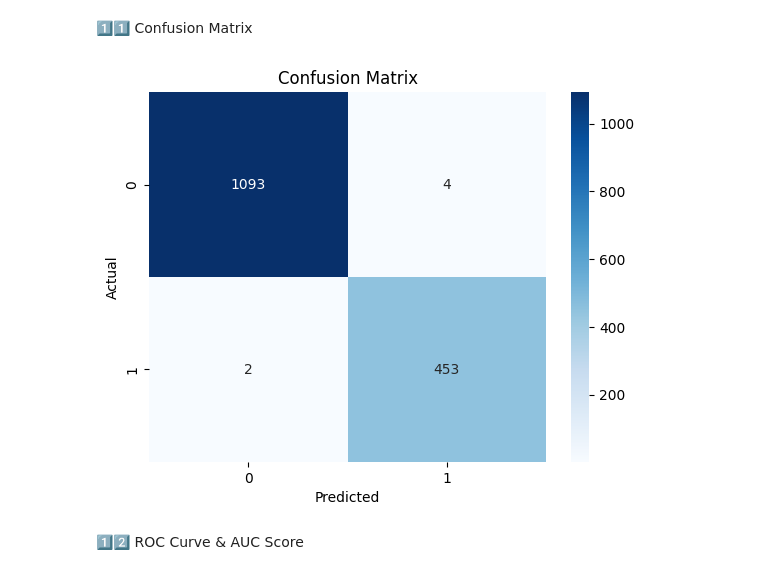
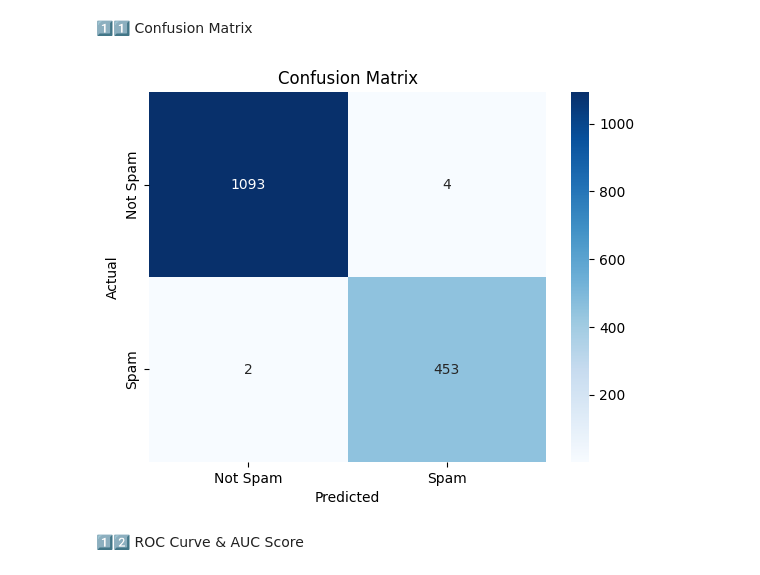
Before and after one commit to AaronShajan1097/ml-ai-projects, a Jupyter notebook: Machine Learning/Classification/Logistic_Regression/spam_email_classifier/spam_email_classifier.ipynb, the cells around one changed output. Cells and saved outputs as stored; diff of their text form; code cells hidden in the pictures.

Commit message:
Changes in Breast_Cancer_Prediction and spam_email_classifier

```diff
--- a/Machine Learning/Classification/Logistic_Regression/spam_email_classifier/spam_email_classifier.ipynb
+++ b/Machine Learning/Classification/Logistic_Regression/spam_email_classifier/spam_email_classifier.ipynb
@@ -127,13 +146,15 @@ weighted avg       1.00      1.00      1.00      1552
 # %%
 cm = confusion_matrix(y_test, y_pred)
 
-sns.heatmap(cm, annot=True, cmap="Blues", fmt='d')
+sns.heatmap(cm, annot=True, cmap="Blues", fmt='d',
+            xticklabels=["Not Spam", "Spam"],
+            yticklabels=["Not Spam", "Spam"])
 plt.xlabel("Predicted")
 plt.ylabel("Actual")
 plt.title("Confusion Matrix")
 plt.show()
 # %% [output]
-[figure, old version]
+[figure, new version]
 # %% [markdown]
 1️⃣2️⃣ ROC Curve & AUC Score
 # %%
```
Also changed, not shown: parts of 3 cells of this notebook.
